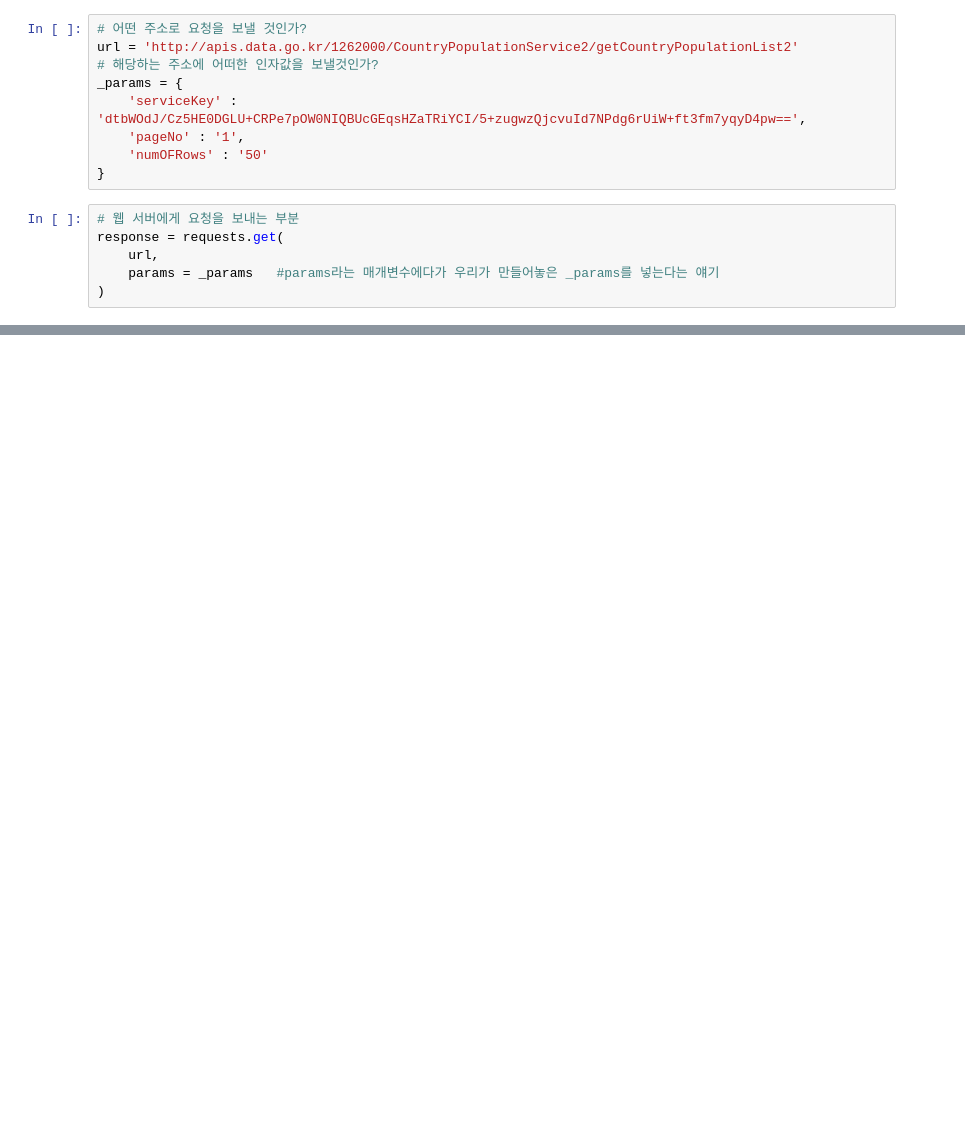
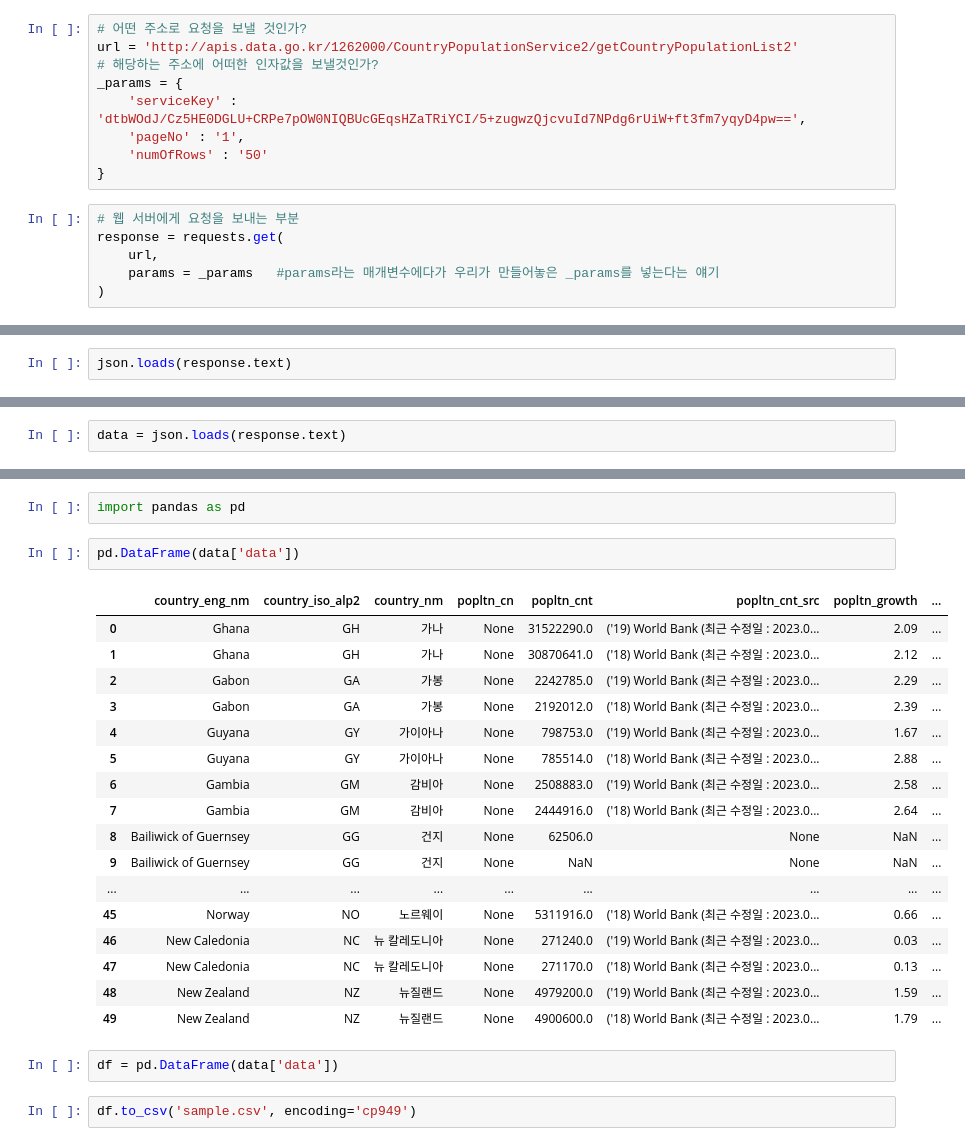
Before and after one commit to sjihye11/sjh-ezen-pandas2, a Jupyter notebook: 230924/requests.ipynb, the cells around one changed output, grey strips where cells are left out. Drawn from its saved outputs; the diff is of its cells as text; blank space fills up the shorter version.

```diff
--- a/230924/requests.ipynb
+++ b/230924/requests.ipynb
@@ -16,7 +16,7 @@ url = 'http://apis.data.go.kr/1262000/CountryPopulationService2/getCountryPopula
 _params = {
     'serviceKey' : 'dtbWOdJ/Cz5HE0DGLU+CRPe7pOW0NIQBUcGEqsHZaTRiYCI/5+zugwzQjcvuId7NPdg6rUiW+ft3fm7yqyD4pw==',
     'pageNo' : '1',
-    'numOFRows' : '50'
+    'numOfRows' : '50'
 }
 # %%
 # 웹 서버에게 요청을 보내는 부분
@@ -26,0 +57,2 @@ response = requests.get(
+# %%
+json.loads(response.text)
@@ -26,0 +77,2 @@ response = requests.get(
+# %%
+data = json.loads(response.text)
@@ -26,0 +99,26 @@ response = requests.get(
+# %%
+import pandas as pd
+# %%
+pd.DataFrame(data['data'])
+# %% [output]
+|  | country_eng_nm | country_iso_alp2 | country_nm | popltn_cn | popltn_cnt | popltn_cnt_src | popltn_growth | ... |
+| 0 | Ghana | GH | 가나 | None | 31522290.0 | ('19) World Bank (최근 수정일 : 2023.0... | 2.09 | ... |
+| 1 | Ghana | GH | 가나 | None | 30870641.0 | ('18) World Bank (최근 수정일 : 2023.0... | 2.12 | ... |
+| 2 | Gabon | GA | 가봉 | None | 2242785.0 | ('19) World Bank (최근 수정일 : 2023.0... | 2.29 | ... |
+| 3 | Gabon | GA | 가봉 | None | 2192012.0 | ('18) World Bank (최근 수정일 : 2023.0... | 2.39 | ... |
+| 4 | Guyana | GY | 가이아나 | None | 798753.0 | ('19) World Bank (최근 수정일 : 2023.0... | 1.67 | ... |
+| 5 | Guyana | GY | 가이아나 | None | 785514.0 | ('18) World Bank (최근 수정일 : 2023.0... | 2.88 | ... |
+| 6 | Gambia | GM | 감비아 | None | 2508883.0 | ('19) World Bank (최근 수정일 : 2023.0... | 2.58 | ... |
+| 7 | Gambia | GM | 감비아 | None | 2444916.0 | ('18) World Bank (최근 수정일 : 2023.0... | 2.64 | ... |
+| 8 | Bailiwick of Guernsey | GG | 건지 | None | 62506.0 | None | NaN | ... |
+| 9 | Bailiwick of Guernsey | GG | 건지 | None | NaN | None | NaN | ... |
+| ... | ... | ... | ... | ... | ... | ... | ... | ... |
+| 45 | Norway | NO | 노르웨이 | None | 5311916.0 | ('18) World Bank (최근 수정일 : 2023.0... | 0.66 | ... |
+| 46 | New Caledonia | NC | 뉴 칼레도니아 | None | 271240.0 | ('19) World Bank (최근 수정일 : 2023.0... | 0.03 | ... |
+| 47 | New Caledonia | NC | 뉴 칼레도니아 | None | 271170.0 | ('18) World Bank (최근 수정일 : 2023.0... | 0.13 | ... |
+| 48 | New Zealand | NZ | 뉴질랜드 | None | 4979200.0 | ('19) World Bank (최근 수정일 : 2023.0... | 1.59 | ... |
+| 49 | New Zealand | NZ | 뉴질랜드 | None | 4900600.0 | ('18) World Bank (최근 수정일 : 2023.0... | 1.79 | ... |
+# %%
+df = pd.DataFrame(data['data'])
+# %%
+df.to_csv('sample.csv', encoding='cp949')
```
Also changed, not shown: parts of 6 cells of this notebook, 1 other file.
